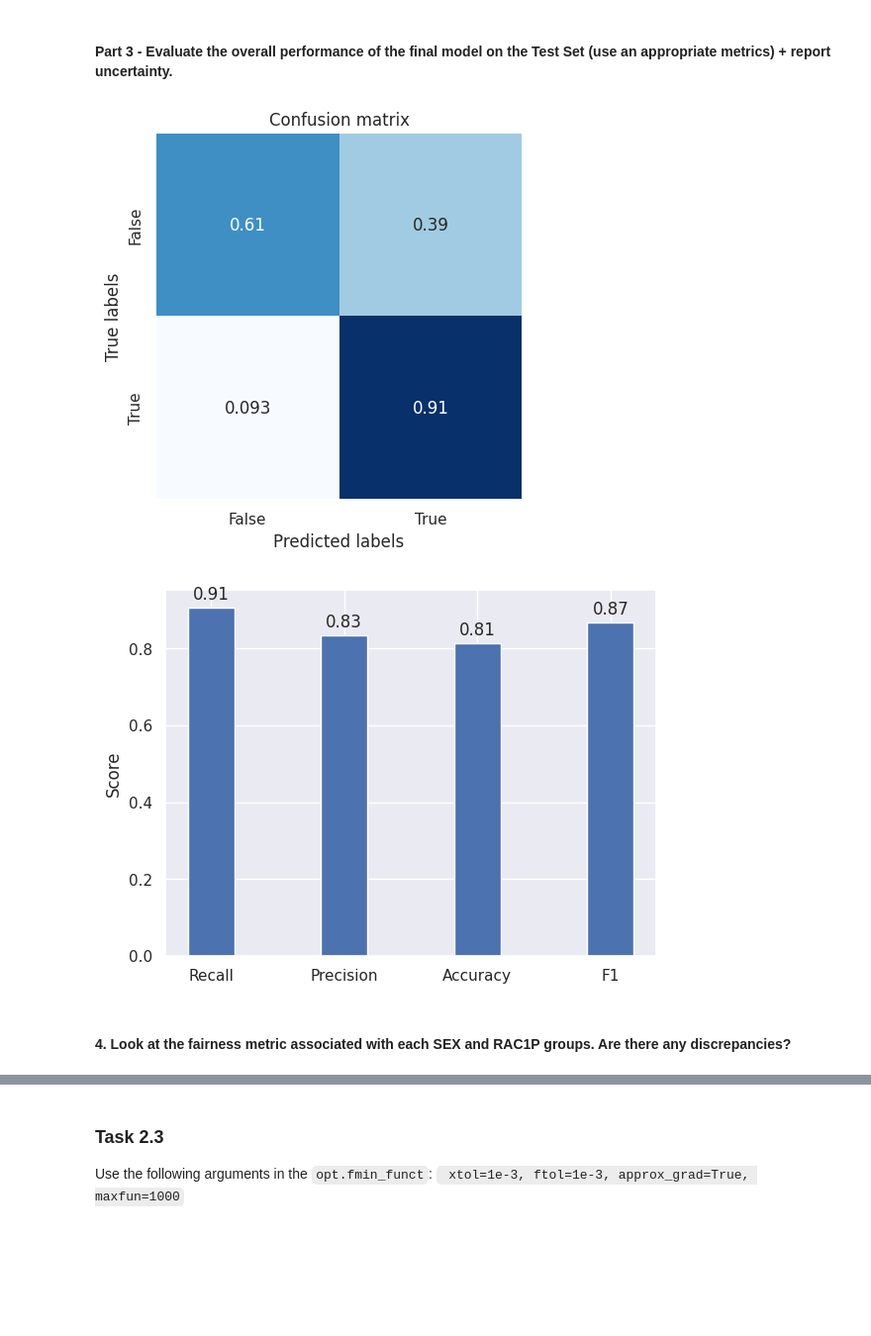
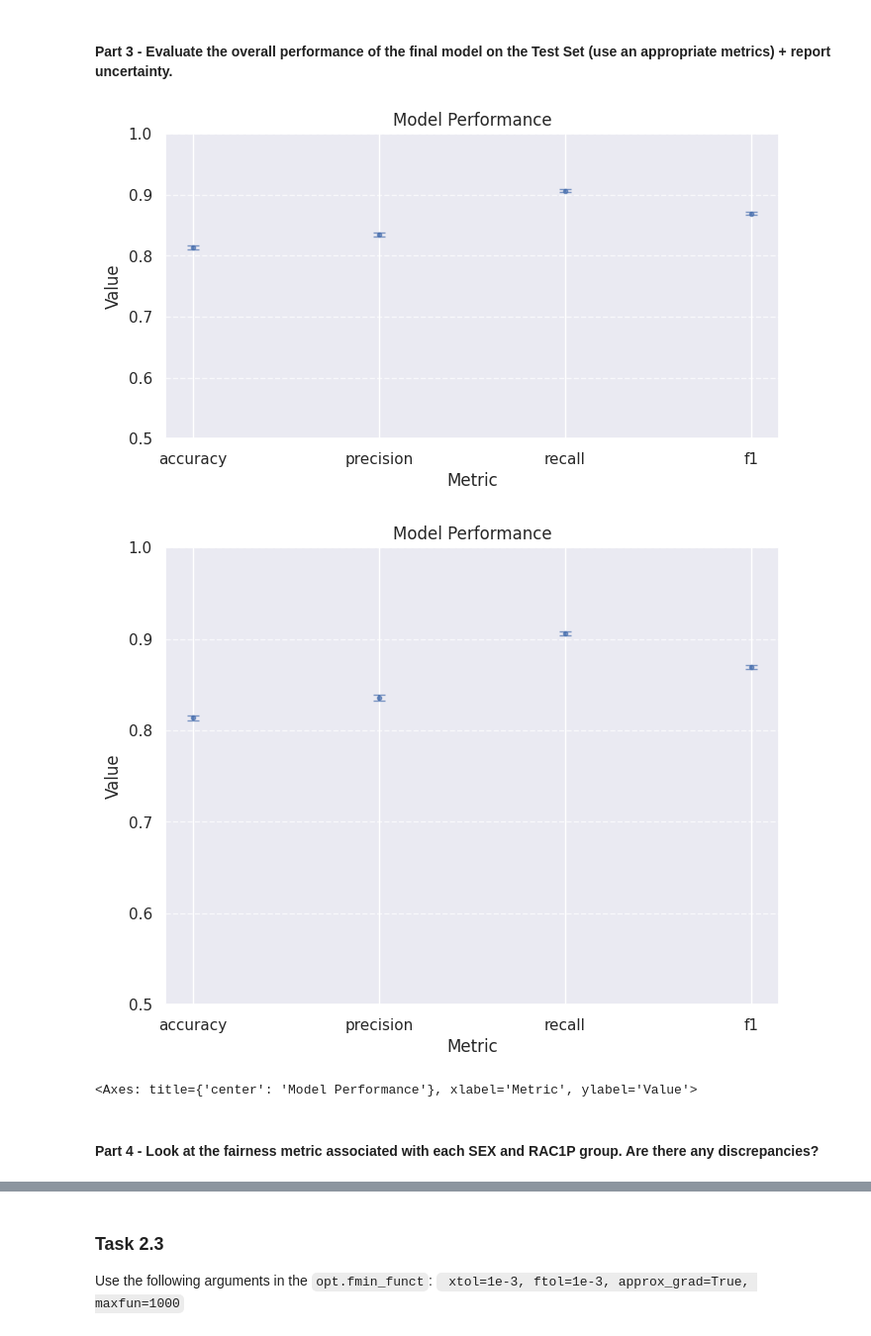
Before and after one commit to jorgedelpozolerida/-KDS_AlgorithmicFairness, a Jupyter notebook: Assignment2/assignment2.ipynb, the cells around one changed output, grey strips where cells are left out. Shown at 99% size. Cells and saved outputs as stored; diff of their text form; code cells hidden in the pictures; blank space fills up the shorter version.

Commit message:
task 2 almost done, peding feedback from teacher

```diff
--- a/Assignment2/assignment2.ipynb
+++ b/Assignment2/assignment2.ipynb
@@ -665,10 +605,11 @@ labels_sampled = labels.loc[sampled_rows]
 # Add column to features for intercept
 features_sampled = features_sampled.insert(0, 'intercept', 1)
 
-# Define search space of lambdas
-lambdas = np.linspace(1, 1e-5, 10)
+# Define search space of gammas (penalty for l2 norm)
+gammas = np.logspace(-5, -2, num=10, base=1e1) # we search from 1e-5 to 1e-2
+lambdas = [0] # we don't care about fairness penalty now
 
 # 2- Perform crossvalidation and get best lambda
-optimal_l2_penalty, validation_scores = perform_crossvalidation(
-    features.values, labels.values.reshape(-1), groups, lambdas, n_folds=5)
+optimal_l2_penalty, optimal_fair_penalty, all_validation_scores = perform_crossvalidation(
+    features.values, labels.values.reshape(-1), groups, gamma_values = gammas, lambda_values=lambdas, n_folds=5)
 # %% [output]
@@ -759,18 +708,23 @@ def plot_scores(recall, precision, accuracy, f1):
 # %%
-# Fit model to our data
-
-lambda_used = optimal_l2_penalty
-weights = fit_logistic_l2(np.insert(X_train, 0, 1, axis=1), y_train, group_train,
-                            lambda_used=lambda_used, include_fairness=False)
+# Fit model to our data and obtain prediction
+weights, q, code  = fit_logistic_l2(np.insert(X_train, 0, 1, axis=1), y_train, groups=None,
+                            gamma_used=optimal_l2_penalty,lambda_used=optimal_fair_penalty, include_fairness=False)
 prob = sigmoid(np.insert(X_test, 0, 1, axis=1).dot(weights))
 y_pred = (prob >= 0.5).astype(int)
-# %%
-# Calculate metrics and plot
-recall, precision, accuracy, F1 = evaluate_performance(y_test, y_pred)
-fig, ax = plot_confusion_matrix(y_test, y_pred)
-plot_scores(recall, precision, accuracy, F1)
-# %% [output]
-[figure, removed]
-[figure, removed]
+# %%
+evaluation_results = evaluate_model(y_pred=y_pred, y_test=y_test)
+# %%
+# Plot metrics
+fig, ax = plt.subplots(figsize=(8,4))
+ax = plot_metrics(evaluation_results, ax,fig, savefig=True, filename="Task2.2_part3_plot.png")
+# %% [output]
+[figure, added]
+# %%
+# Plot metrics
+fig, ax = plt.subplots(figsize=(8,6))
+plot_metrics(evaluation_results, ax,fig, savefig=True, filename="Task2.2_part3_plot.png")
+# %% [output]
+[figure, added]
+<Axes: title={'center': 'Model Performance'}, xlabel='Metric', ylabel='Value'>
 # %% [markdown]
-#### 4. Look at the fairness metric associated with each SEX and RAC1P groups. Are there any discrepancies?
+#### Part 4 - Look at the fairness metric associated with each SEX and RAC1P group. Are there any discrepancies?
```
Also changed, not shown: parts of 50 cells of this notebook, 4 other files.
